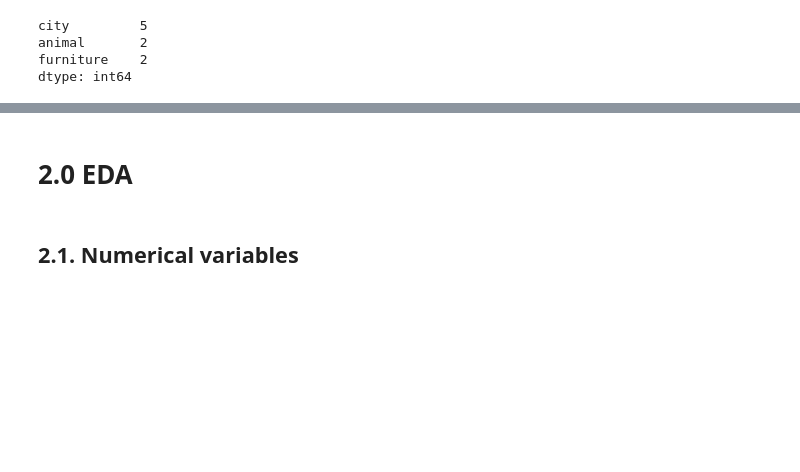
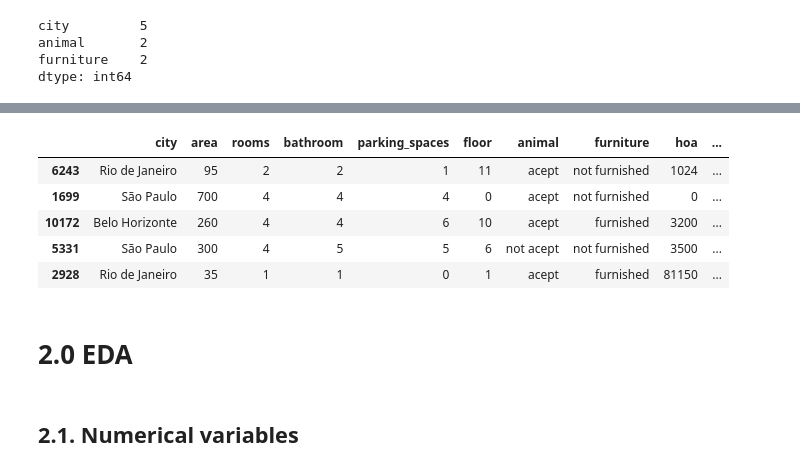
Before and after one commit to math-prog/house_predict, a Jupyter notebook: notebooks/1.0.mso.house_predict.ipynb, the cells around one changed output, grey strips where cells are left out. Saved outputs shown, nothing was run; the diff lists cells and outputs as text; code cells hidden in the pictures; blank space fills up the shorter version.

```diff
--- a/notebooks/1.0.mso.house_predict.ipynb
+++ b/notebooks/1.0.mso.house_predict.ipynb
@@ -238,3 +240,19 @@ dtype: int64
+# %%
+# Change outliers hoa and property_tax variables to median
+hoa_outlier = df1['hoa']>220000
+df1.loc[hoa_outlier, 'hoa'] = 560
+df1.sort_values(by = 'hoa', ascending = False).head()
+
+property_tax_outlier = df1['property_tax'] > 30000
+df1.loc[property_tax_outlier, 'property_tax'] = 125
+df1.sort_values(by = 'property_tax', ascending = False).head()
+# %% [output]
+|  | city | area | rooms | bathroom | parking_spaces | floor | animal | furniture | hoa | ... |
+| 6243 | Rio de Janeiro | 95 | 2 | 2 | 1 | 11 | acept | not furnished | 1024 | ... |
+| 1699 | São Paulo | 700 | 4 | 4 | 4 | 0 | acept | not furnished | 0 | ... |
+| 10172 | Belo Horizonte | 260 | 4 | 4 | 6 | 10 | acept | furnished | 3200 | ... |
+| 5331 | São Paulo | 300 | 4 | 5 | 5 | 6 | not acept | not furnished | 3500 | ... |
+| 2928 | Rio de Janeiro | 35 | 1 | 1 | 0 | 1 | acept | furnished | 81150 | ... |
 # %% [markdown]
 # 2.0 EDA
 # %%
```
Also changed, not shown: parts of 26 cells of this notebook.
